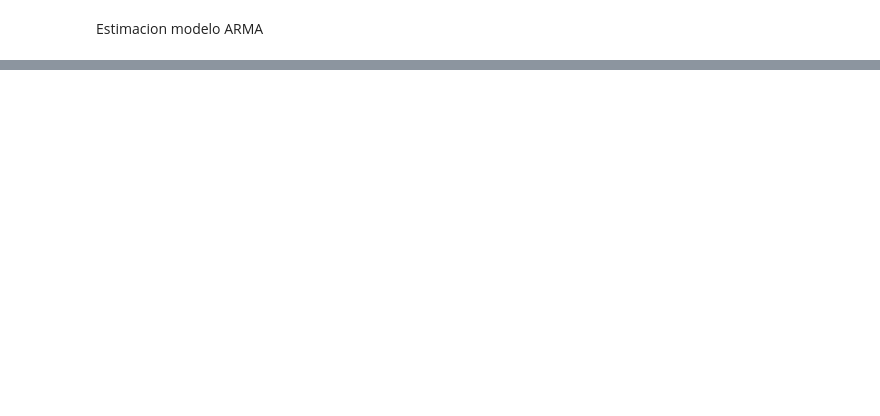
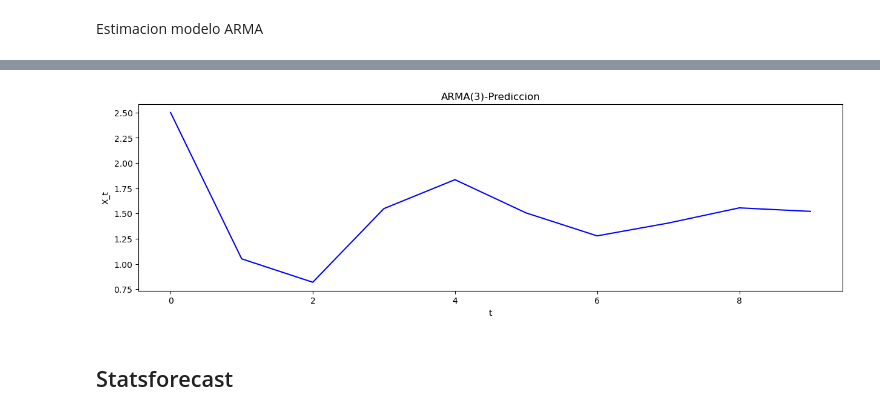
Before and after one commit to LuisGorozpe/py-ts-code, a Jupyter notebook: sesion3.ipynb, the cells around one changed output, grey strips where cells are left out. Drawn from its saved outputs; the diff is of its cells as text; code cells hidden in the pictures; blank space fills up the shorter version.

```diff
--- a/sesion3.ipynb
+++ b/sesion3.ipynb
@@ -335,0 +347,6 @@ Warnings:
+# %%
+plot_df(res3.forecast(steps=tpre), range(tpre),res3.forecast(steps=tpre), title="ARMA(3)-Prediccion", xlabel='t', ylabel='X_t', colores="Blue", dpi=100)
+# %% [output]
+[figure, added]
+# %% [markdown]
+## Statsforecast
```
Also changed, not shown: parts of 24 cells of this notebook, 46 other files.
